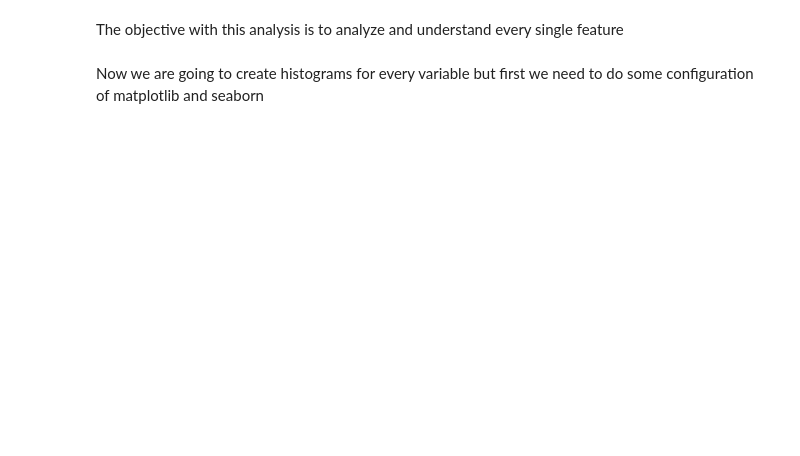
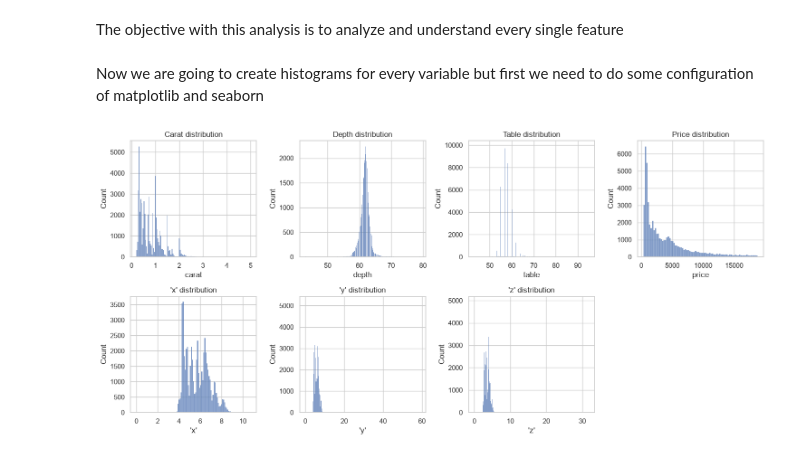
Before and after one commit to ssergioogj/Machine-Learning-Guide, a Jupyter notebook: supervised_learning/clasification/classification.ipynb, the cells around one changed output. Cells and saved outputs as stored; diff of their text form; code cells hidden in the pictures; blank space fills up the shorter version.

```diff
--- a/supervised_learning/clasification/classification.ipynb
+++ b/supervised_learning/clasification/classification.ipynb
@@ -153,3 +162,14 @@ plt.style.use('seaborn-v0_8-whitegrid')
 sns.set_theme(style="whitegrid")
 plt.rcParams['figure.figsize'] = (12,8)
 plt.rcParams['font.size'] = 12
+# %%
+plt.figure(figsize=(15,10))
+for i, col in enumerate(numeric_features, 1):
+    plt.subplot(3, 4, i)
+    sns.histplot(df[col], kde=False)
+    plt.title(f"{col.capitalize()} distribution")
+
+plt.tight_layout()
+plt.show()
+# %% [output]
+[figure, added]
```
Also changed, not shown: parts of 15 cells of this notebook.
